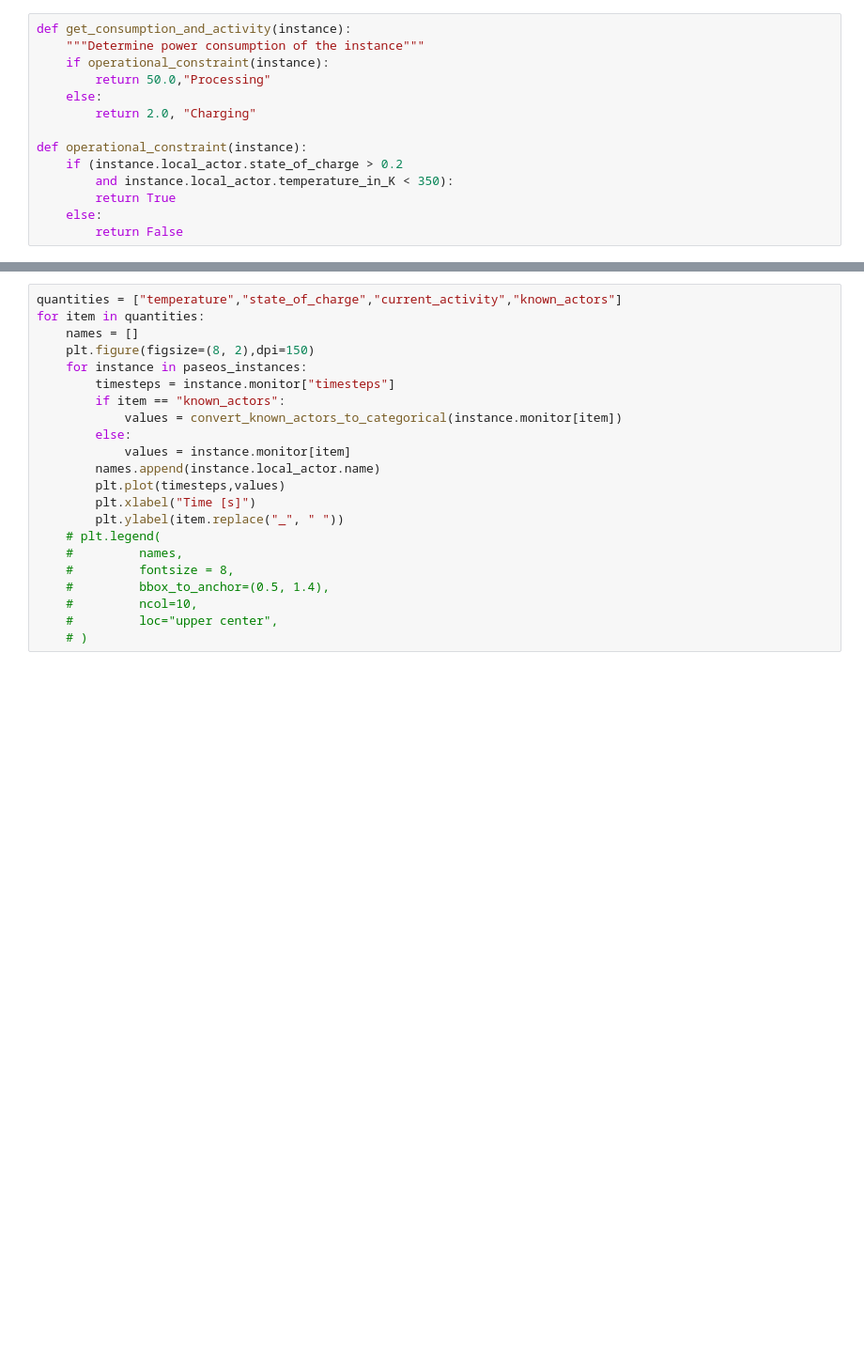
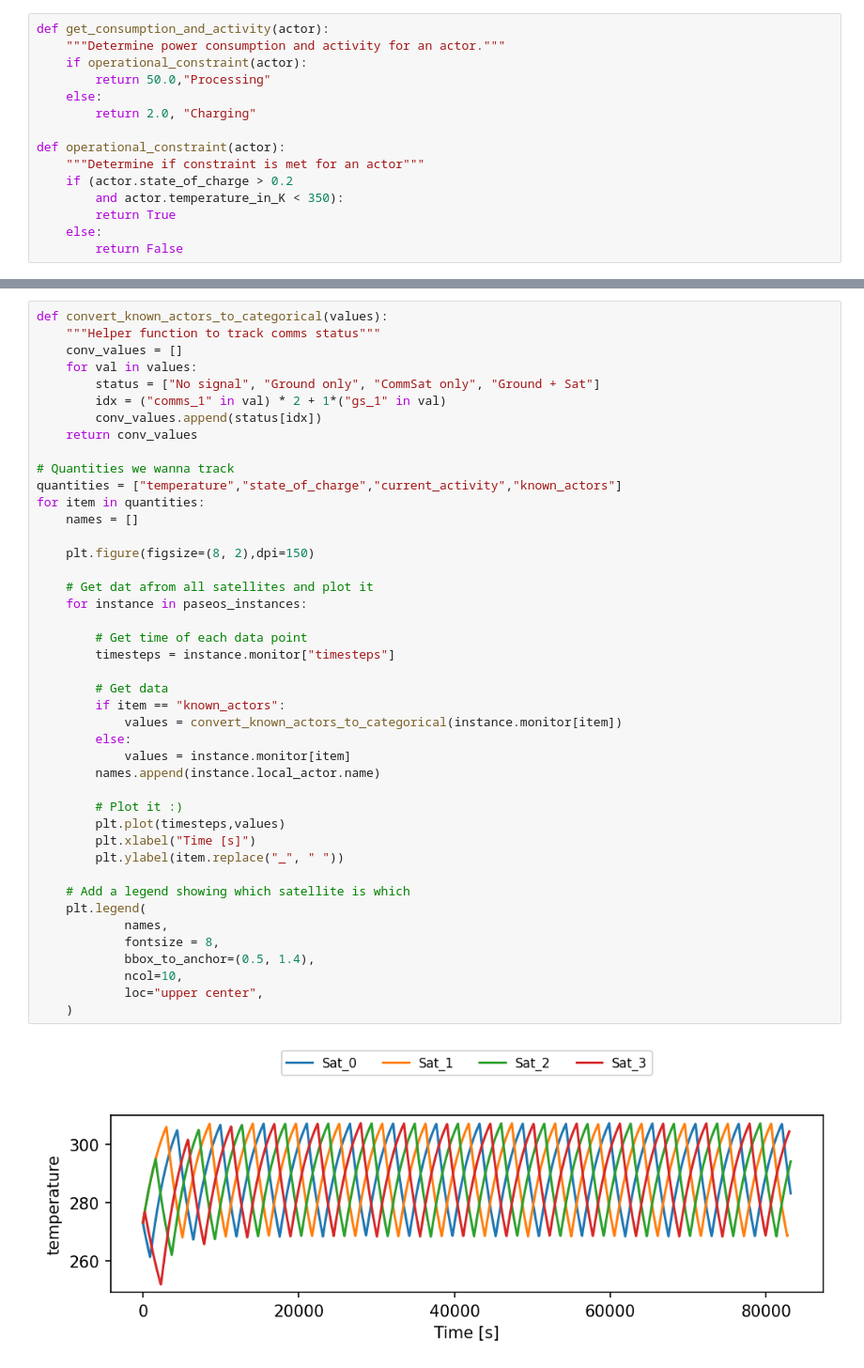
Before and after one commit to aidotse/PASEOS, a Jupyter notebook: examples/Constellation_example/constellation.ipynb, the cells around one changed output, grey strips where cells are left out. Shown: that part at 94% size. Saved outputs shown, nothing was run; the diff lists cells and outputs as text; blank space fills up the shorter version.

```diff
--- a/examples/Constellation_example/constellation.ipynb
+++ b/examples/Constellation_example/constellation.ipynb
@@ -91,14 +123,15 @@ plotter = paseos.plot(paseos_instances[0], paseos.PlotType.SpacePlot)
 # %%
-def get_consumption_and_activity(instance):
-    """Determine power consumption of the instance"""
-    if operational_constraint(instance):
+def get_consumption_and_activity(actor):
+    """Determine power consumption and activity for an actor."""
+    if operational_constraint(actor):
         return 50.0,"Processing"
     else:
         return 2.0, "Charging"
 
-def operational_constraint(instance):
-    if (instance.local_actor.state_of_charge > 0.2
-        and instance.local_actor.temperature_in_K < 350):
+def operational_constraint(actor):
+    """Determine if constraint is met for an actor"""
+    if (actor.state_of_charge > 0.2
+        and actor.temperature_in_K < 350):
         return True
     else:
         return False
@@ -150,22 +219,45 @@ def convert_known_actors_to_categorical(values):
 # %%
+def convert_known_actors_to_categorical(values):
+    """Helper function to track comms status"""
+    conv_values = []
+    for val in values:
+        status = ["No signal", "Ground only", "CommSat only", "Ground + Sat"]
+        idx = ("comms_1" in val) * 2 + 1*("gs_1" in val)
+        conv_values.append(status[idx])
+    return conv_values
+
+# Quantities we wanna track
 quantities = ["temperature","state_of_charge","current_activity","known_actors"]
 for item in quantities:
     names = []
+
     plt.figure(figsize=(8, 2),dpi=150)
+
+    # Get dat afrom all satellites and plot it
     for instance in paseos_instances:
+
+        # Get time of each data point
         timesteps = instance.monitor["timesteps"]
+
+        # Get data
         if item == "known_actors":
             values = convert_known_actors_to_categorical(instance.monitor[item])
         else:
             values = instance.monitor[item]
         names.append(instance.local_actor.name)
+
+        # Plot it :)
         plt.plot(timesteps,values)
         plt.xlabel("Time [s]")
         plt.ylabel(item.replace("_", " "))
-    # plt.legend(
-    #         names,
-    #         fontsize = 8,
-    #         bbox_to_anchor=(0.5, 1.4),
-    #         ncol=10,
-    #         loc="upper center",
-    # )
+
+    # Add a legend showing which satellite is which
+    plt.legend(
+            names,
+            fontsize = 8,
+            bbox_to_anchor=(0.5, 1.4),
+            ncol=10,
+            loc="upper center",
+    )
+# %% [output]
+[figure, added]
```
Also changed, not shown: parts of 18 cells of this notebook.
